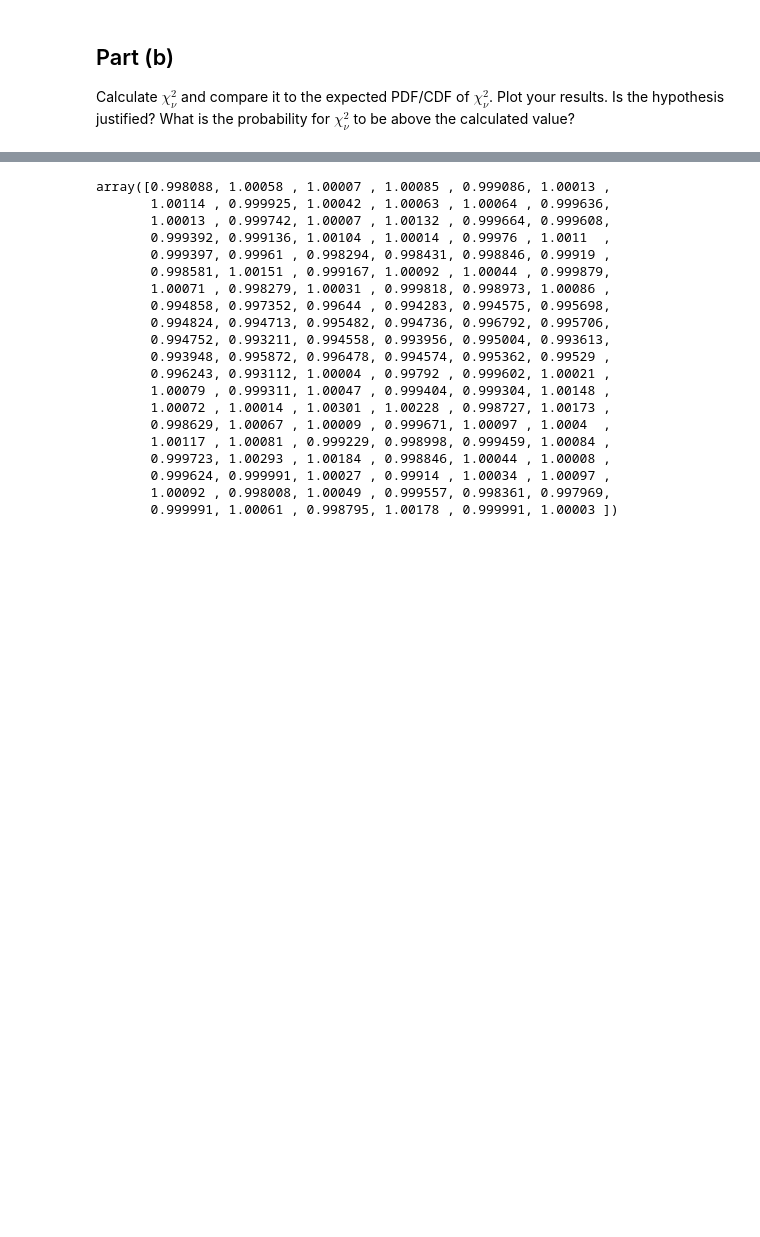
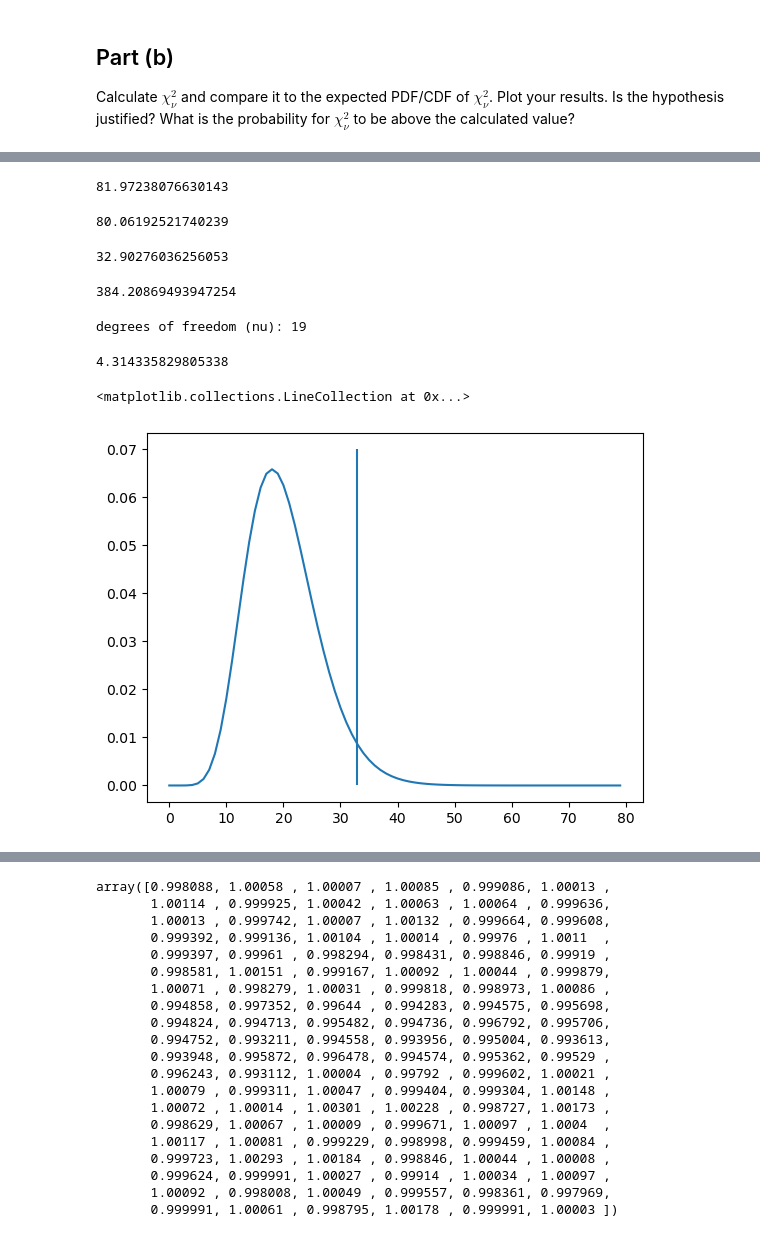
Before and after one commit to Rokkaan5/Code-Reference-Notebook, a Jupyter notebook: CU-Boulder/AstroPhys/HW/hw4/hw4.ipynb, the cells around one changed output, grey strips where cells are left out. Saved outputs shown, nothing was run; the diff lists cells and outputs as text; code cells hidden in the pictures; blank space fills up the shorter version.

```diff
--- a/CU-Boulder/AstroPhys/HW/hw4/hw4.ipynb
+++ b/CU-Boulder/AstroPhys/HW/hw4/hw4.ipynb
@@ -102,3 +140,33 @@ Calculate $\chi_\nu^2$ and compare it to the expected PDF/CDF of $\chi_\nu^2$. P
+# %%
+hf.nonreduced_chi2(x=I,mu_prime=np.mean(calculated_I),sigma_2=sigma)
+# %% [output]
+81.97238076630143
+# %%
+hf.nonreduced_chi2(x=I,mu_prime=np.mean(I),sigma_2=sigma)
+# %% [output]
+80.06192521740239
+# %%
+hf.nonreduced_chi2(x=I,mu_prime=calculated_I,sigma_2=sigma**2)
+# %% [output]
+32.90276036256053
+# %%
+hf.nonreduced_chi2(x=np.log(I),mu_prime=np.mean(lin_fit(t)),sigma_2=sigma/I)
+# %% [output]
+384.20869493947254
+# %%
+# calculate chi-squared
+hf.reduced_chi2(x=I,mu_prime=np.mean(calculated_I),sigma_2=sigma,parameters=1)
+# %% [output]
+degrees of freedom (nu): 19
+4.314335829805338
+# %%
+df = 20
+x = np.arange(0,80)
+plt.plot(x,chi2.pdf(x,df))
+plt.vlines(32.9, ymin=0, ymax=0.07)
+# %% [output]
+<matplotlib.collections.LineCollection at 0x...>
+[figure, added]
 # %% [markdown]
 # 3. Extra-Solar Planet
 The Kepler mission used the transit method in which one examines a time series of a star's intensity for a negative excursion. Under this method, the parent distribution of a star's intensity can be well established. In this example, the star's intensity is measured at a 30 sec cadence and found to be $I_0 + 0.001 I_0$ (1-sigma) with a Gaussian parent distribution.
```
Also changed, not shown: parts of 6 cells of this notebook, 5 other files.
